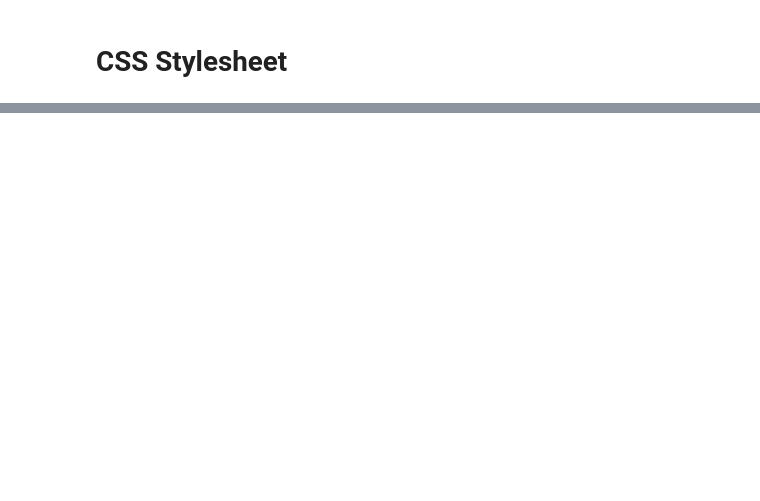
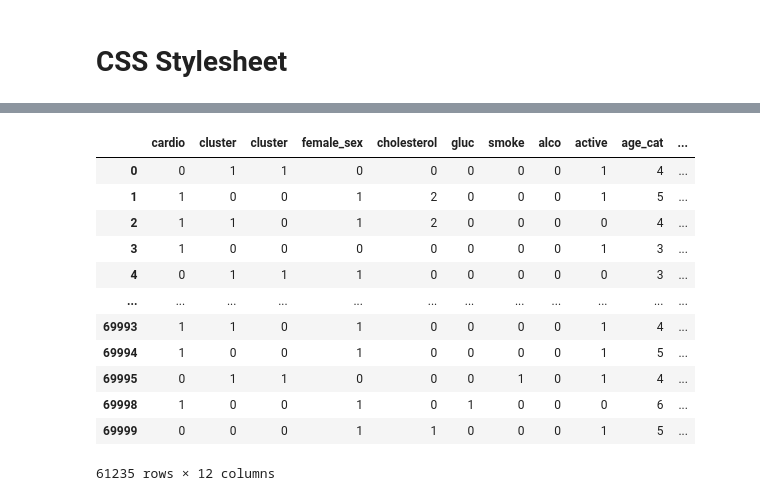
Before and after one commit to lucas-lfp/heart-shaped-box__Machine-Learning-SVM-classifier, a Jupyter notebook: heart_shaped_box_4.ipynb, the cells around one changed output, grey strips where cells are left out. Cells and saved outputs as stored; diff of their text form; code cells hidden in the pictures; blank space fills up the shorter version.

```diff
--- a/heart_shaped_box_4.ipynb
+++ b/heart_shaped_box_4.ipynb
@@ -176,0 +506,16 @@ df = pd.read_csv('clean_cvd.csv', sep = ",")
+# %%
+df_x
+# %% [output]
+|  | cardio | cluster | cluster | female_sex | cholesterol | gluc | smoke | alco | active | age_cat | ... |
+| 0 | 0 | 1 | 1 | 0 | 0 | 0 | 0 | 0 | 1 | 4 | ... |
+| 1 | 1 | 0 | 0 | 1 | 2 | 0 | 0 | 0 | 1 | 5 | ... |
+| 2 | 1 | 1 | 0 | 1 | 2 | 0 | 0 | 0 | 0 | 4 | ... |
+| 3 | 1 | 0 | 0 | 0 | 0 | 0 | 0 | 0 | 1 | 3 | ... |
+| 4 | 0 | 1 | 1 | 1 | 0 | 0 | 0 | 0 | 0 | 3 | ... |
+| ... | ... | ... | ... | ... | ... | ... | ... | ... | ... | ... | ... |
+| 69993 | 1 | 1 | 0 | 1 | 0 | 0 | 0 | 0 | 1 | 4 | ... |
+| 69994 | 1 | 0 | 0 | 1 | 0 | 0 | 0 | 0 | 1 | 5 | ... |
+| 69995 | 0 | 1 | 1 | 0 | 0 | 0 | 1 | 0 | 1 | 4 | ... |
+| 69998 | 1 | 0 | 0 | 1 | 0 | 1 | 0 | 0 | 0 | 6 | ... |
+| 69999 | 0 | 0 | 0 | 1 | 1 | 0 | 0 | 0 | 1 | 5 | ... |
+61235 rows × 12 columns
```
Also changed, not shown: parts of 25 cells of this notebook.
